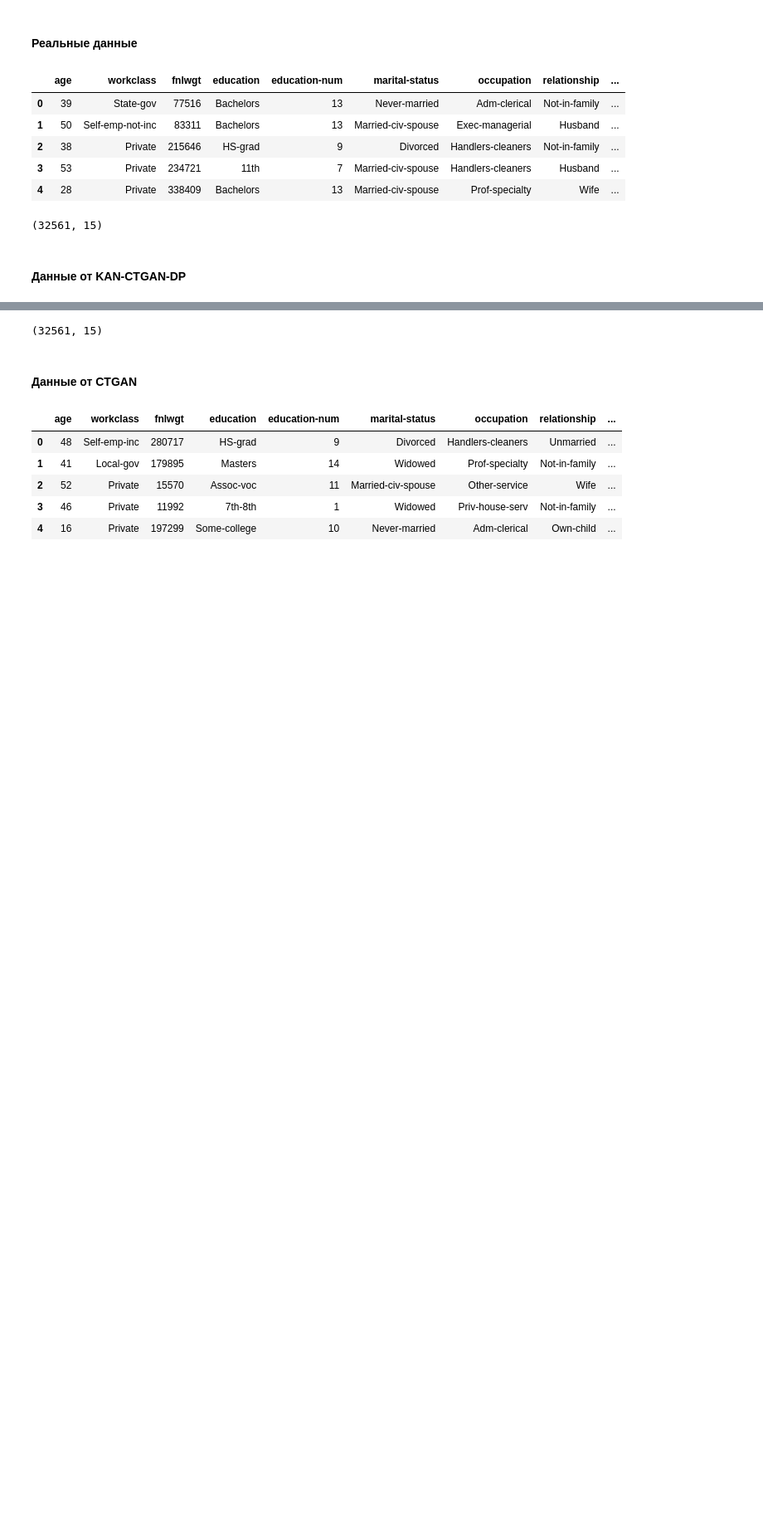
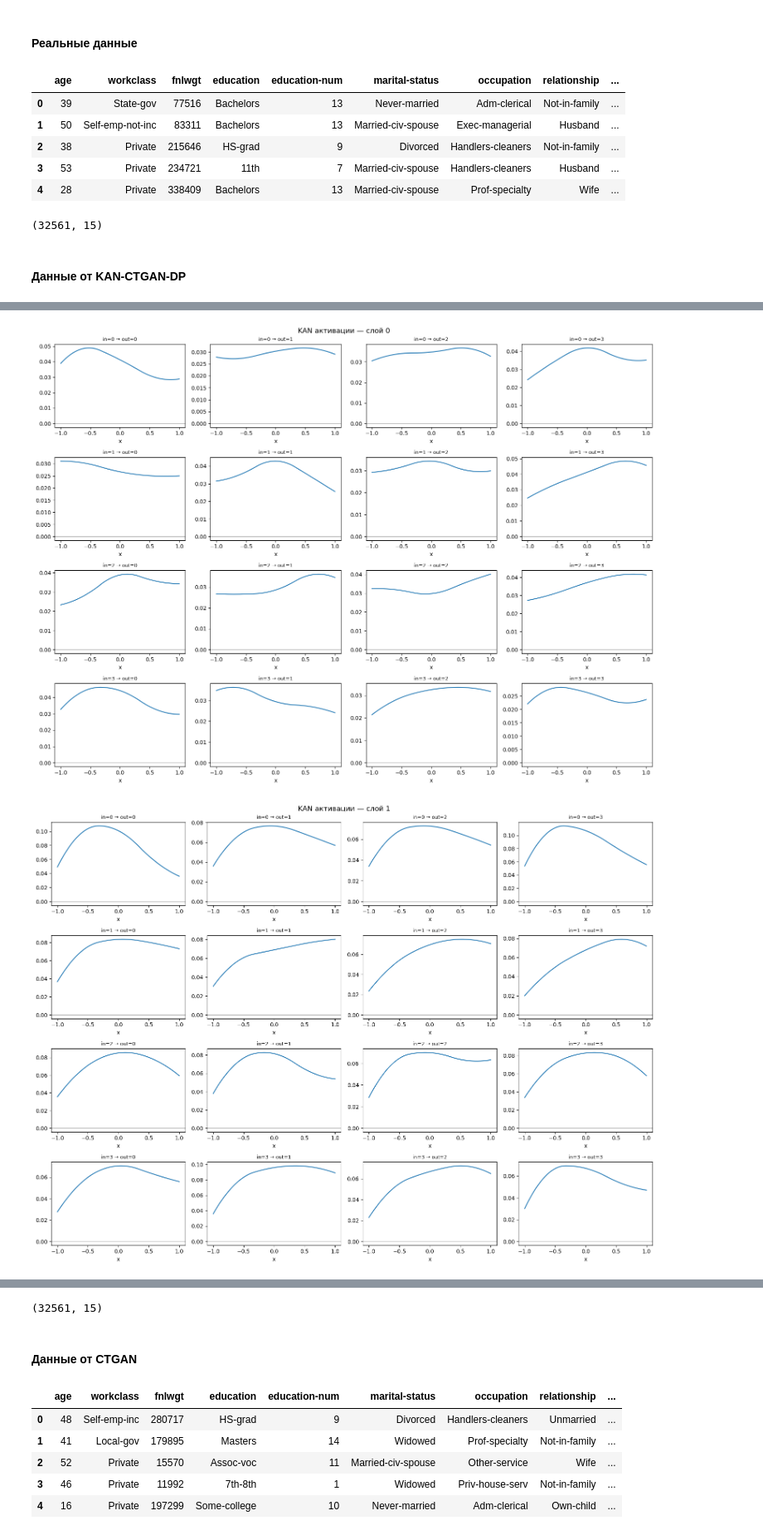
Before and after one commit to dmitry798/CTGAN-with-KAN-blocks, a Jupyter notebook: main/metrics/utility.ipynb, the cells around one changed output, grey strips where cells are left out. Shown at 83% size. Cells and saved outputs as stored; diff of their text form; code cells hidden in the pictures; blank space fills up the shorter version.

Commit message:
Добавлен дополнительный анализ utility, выбита самая лучшая модель из всех, которые были

```diff
--- a/main/metrics/utility.ipynb
+++ b/main/metrics/utility.ipynb
@@ -62,0 +63,73 @@ synthetic_data_kan_ctgan_dp.head()
+# %%
+import matplotlib.pyplot as plt
+import numpy as np
+import torch
+
+def plot_kan_activations(model, n_inputs=1000, layer_idx=0, max_plots=16):
+    """
+    Визуализирует функции активации KANLinear слоя генератора.
+    layer_idx: 0 или 1 — KAN_Residual, 2 — финальный KANLinear
+    """
+    # Получаем нужный KANLinear
+    seq = model._generator.seq
+    if layer_idx < 2:
+        kan_layer = seq[layer_idx].fc  # KAN_Residual.fc
+    else:
+        kan_layer = seq[2]  # финальный KANLinear
+
+    in_features = kan_layer.in_features
+    out_features = kan_layer.out_features
+
+    # Генерируем входные данные
+    x = torch.linspace(-1, 1, n_inputs).unsqueeze(1).repeat(1, in_features).to(model._device)
+
+    # Считаем сплайны
+    with torch.no_grad():
+        splines = kan_layer.b_splines(x)  # (n, in, grid+order)
+        weights = kan_layer.scaled_spline_weight  # (out, in, grid+order)
+
+    # Рисуем активации для первых max_plots пар (in, out)
+    n = min(max_plots, in_features * out_features)
+    cols = 4
+    rows = (n + cols - 1) // cols
+
+    fig, axes = plt.subplots(rows, cols, figsize=(16, rows * 3))
+    axes = axes.flatten()
+
+    x_np = x[:, 0].cpu().numpy()
+    k = 0
+    for i in range(min(in_features, 4)):
+        for j in range(min(out_features, 4)):
+            if k >= n:
+                break
+            activation = (splines[:, i, :].cpu() @ weights[j, i, :].cpu()).numpy()
+            axes[k].plot(x_np, activation)
+            axes[k].set_title(f'in={i} → out={j}', fontsize=9)
+            axes[k].axhline(0, color='gray', linewidth=0.5)
+            axes[k].set_xlabel('x')
+            k += 1
+
+    # Скрываем пустые графики
+    for ax in axes[k:]:
+        ax.axis('off')
+
+    plt.suptitle(f'KAN активации — слой {layer_idx}', fontsize=13)
+    plt.tight_layout()
+    plt.savefig(f'kan_activations_layer{layer_idx}.png', dpi=150, bbox_inches='tight')
+    plt.show()
+
+# Загружаем модель и вызываем
+
+base_dir = os.path.abspath('../..')
+file_path = os.path.join(base_dir, 'synthesizer_kan_ctgan_dp.pkl')
+
+import pickle
+with open(file_path, 'rb') as f:
+    model = pickle.load(f)
+
+plot_kan_activations(model, layer_idx=0)
+plot_kan_activations(model, layer_idx=1)
+plot_kan_activations(model, layer_idx=2)
+# %% [output]
+[figure, added]
+[figure, added]
```
Also changed, not shown: parts of 9 cells of this notebook, 16 other files.
